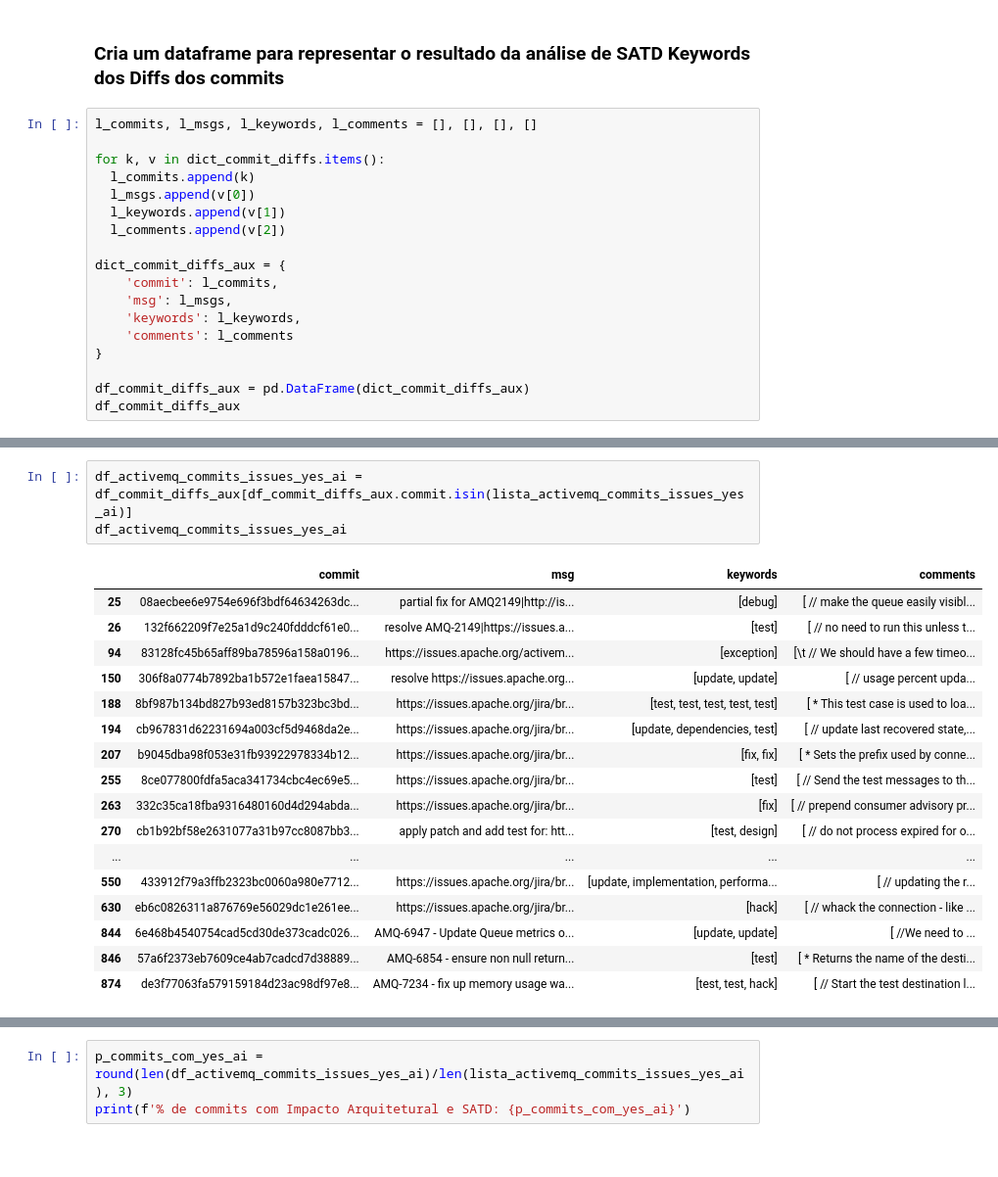
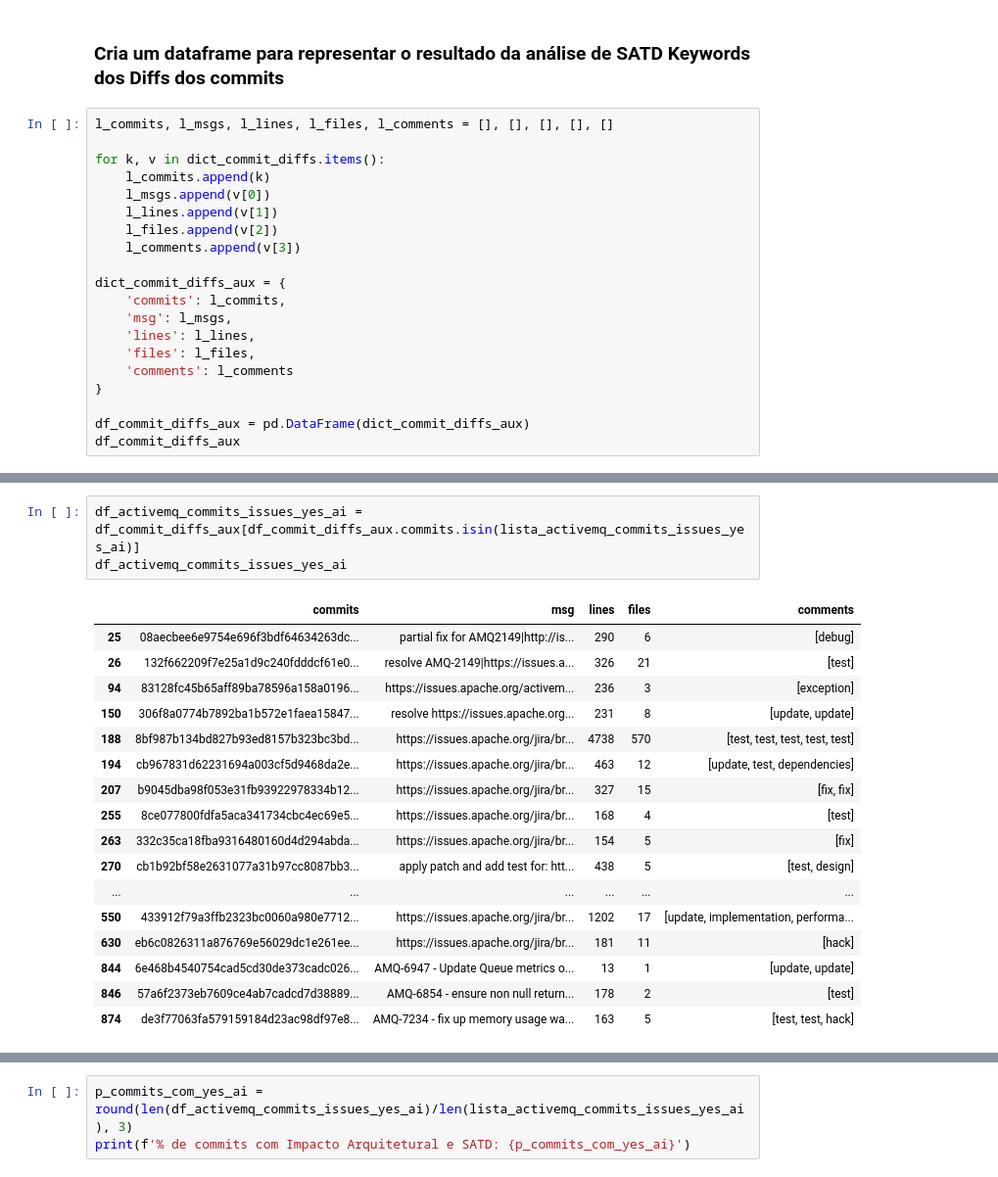
Before and after one commit to armandossrecife/my_validation, a Jupyter notebook: my_satd_activemq.ipynb, the cells around one changed output, grey strips where cells are left out. Shown at 98% size. Cells and saved outputs as stored; diff of their text form.

```diff
--- a/my_satd_activemq.ipynb
+++ b/my_satd_activemq.ipynb
@@ -270,18 +345,20 @@ Aguarde...
 # %% [markdown]
 ### Cria um dataframe para representar o resultado da análise de SATD Keywords dos Diffs dos commits
 # %%
-l_commits, l_msgs, l_keywords, l_comments = [], [], [], []
+l_commits, l_msgs, l_lines, l_files, l_comments = [], [], [], [], []
 
 for k, v in dict_commit_diffs.items():
-  l_commits.append(k)
-  l_msgs.append(v[0])
-  l_keywords.append(v[1])
-  l_comments.append(v[2])
+    l_commits.append(k)
+    l_msgs.append(v[0])
+    l_lines.append(v[1])
+    l_files.append(v[2])
+    l_comments.append(v[3])
 
 dict_commit_diffs_aux = {
-    'commit': l_commits,
+    'commits': l_commits,
     'msg': l_msgs,
-    'keywords': l_keywords,
+    'lines': l_lines,
+    'files': l_files,
     'comments': l_comments
 }
 
@@ -304,24 +381,24 @@ df_commit_diffs_aux
 # %%
-df_activemq_commits_issues_yes_ai = df_commit_diffs_aux[df_commit_diffs_aux.commit.isin(lista_activemq_commits_issues_yes_ai)]
+df_activemq_commits_issues_yes_ai = df_commit_diffs_aux[df_commit_diffs_aux.commits.isin(lista_activemq_commits_issues_yes_ai)]
 df_activemq_commits_issues_yes_ai
 # %% [output]
-|  | commit | msg | keywords | comments |
-| 25 | 08aecbee6e9754e696f3bdf64634263dc... | partial fix for AMQ2149|http://is... | [debug] | [ // make the queue easily visibl... |
-| 26 | 132f662209f7e25a1d9c240fdddcf61e0... | resolve AMQ-2149|https://issues.a... | [test] | [ // no need to run this unless t... |
-| 94 | 83128fc45b65aff89ba78596a158a0196... | https://issues.apache.org/activem... | [exception] | [\t // We should have a few timeo... |
-| 150 | 306f8a0774b7892ba1b572e1faea15847... | resolve https://issues.apache.org... | [update, update] | [ // usage percent upda... |
-| 188 | 8bf987b134bd827b93ed8157b323bc3bd... | https://issues.apache.org/jira/br... | [test, test, test, test, test] | [ * This test case is used to loa... |
-| 194 | cb967831d62231694a003cf5d9468da2e... | https://issues.apache.org/jira/br... | [update, dependencies, test] | [ // update last recovered state,... |
-| 207 | b9045dba98f053e31fb93922978334b12... | https://issues.apache.org/jira/br... | [fix, fix] | [ * Sets the prefix used by conne... |
-| 255 | 8ce077800fdfa5aca341734cbc4ec69e5... | https://issues.apache.org/jira/br... | [test] | [ // Send the test messages to th... |
-| 263 | 332c35ca18fba9316480160d4d294abda... | https://issues.apache.org/jira/br... | [fix] | [ // prepend consumer advisory pr... |
-| 270 | cb1b92bf58e2631077a31b97cc8087bb3... | apply patch and add test for: htt... | [test, design] | [ // do not process expired for o... |
-| ... | ... | ... | ... | ... |
-| 550 | 433912f79a3ffb2323bc0060a980e7712... | https://issues.apache.org/jira/br... | [update, implementation, performa... | [ // updating the r... |
-| 630 | eb6c0826311a876769e56029dc1e261ee... | https://issues.apache.org/jira/br... | [hack] | [ // whack the connection - like ... |
-| 844 | 6e468b4540754cad5cd30de373cadc026... | AMQ-6947 - Update Queue metrics o... | [update, update] | [ //We need to ... |
-| 846 | 57a6f2373eb7609ce4ab7cadcd7d38889... | AMQ-6854 - ensure non null return... | [test] | [ * Returns the name of the desti... |
-| 874 | de3f77063fa579159184d23ac98df97e8... | AMQ-7234 - fix up memory usage wa... | [test, test, hack] | [ // Start the test destination l... |
+|  | commits | msg | lines | files | comments |
+| 25 | 08aecbee6e9754e696f3bdf64634263dc... | partial fix for AMQ2149|http://is... | 290 | 6 | [debug] |
+| 26 | 132f662209f7e25a1d9c240fdddcf61e0... | resolve AMQ-2149|https://issues.a... | 326 | 21 | [test] |
+| 94 | 83128fc45b65aff89ba78596a158a0196... | https://issues.apache.org/activem... | 236 | 3 | [exception] |
+| 150 | 306f8a0774b7892ba1b572e1faea15847... | resolve https://issues.apache.org... | 231 | 8 | [update, update] |
+| 188 | 8bf987b134bd827b93ed8157b323bc3bd... | https://issues.apache.org/jira/br... | 4738 | 570 | [test, test, test, test, test] |
+| 194 | cb967831d62231694a003cf5d9468da2e... | https://issues.apache.org/jira/br... | 463 | 12 | [update, test, dependencies] |
+| 207 | b9045dba98f053e31fb93922978334b12... | https://issues.apache.org/jira/br... | 327 | 15 | [fix, fix] |
+| 255 | 8ce077800fdfa5aca341734cbc4ec69e5... | https://issues.apache.org/jira/br... | 168 | 4 | [test] |
+| 263 | 332c35ca18fba9316480160d4d294abda... | https://issues.apache.org/jira/br... | 154 | 5 | [fix] |
+| 270 | cb1b92bf58e2631077a31b97cc8087bb3... | apply patch and add test for: htt... | 438 | 5 | [test, design] |
+| ... | ... | ... | ... | ... | ... |
+| 550 | 433912f79a3ffb2323bc0060a980e7712... | https://issues.apache.org/jira/br... | 1202 | 17 | [update, implementation, performa... |
+| 630 | eb6c0826311a876769e56029dc1e261ee... | https://issues.apache.org/jira/br... | 181 | 11 | [hack] |
+| 844 | 6e468b4540754cad5cd30de373cadc026... | AMQ-6947 - Update Queue metrics o... | 13 | 1 | [update, update] |
+| 846 | 57a6f2373eb7609ce4ab7cadcd7d38889... | AMQ-6854 - ensure non null return... | 178 | 2 | [test] |
+| 874 | de3f77063fa579159184d23ac98df97e8... | AMQ-7234 - fix up memory usage wa... | 163 | 5 | [test, test, hack] |
 # %%
 df_activemq_commits_issues_yes_ai.info()
 # %% [output]
```
Also changed, not shown: parts of 16 cells of this notebook.
